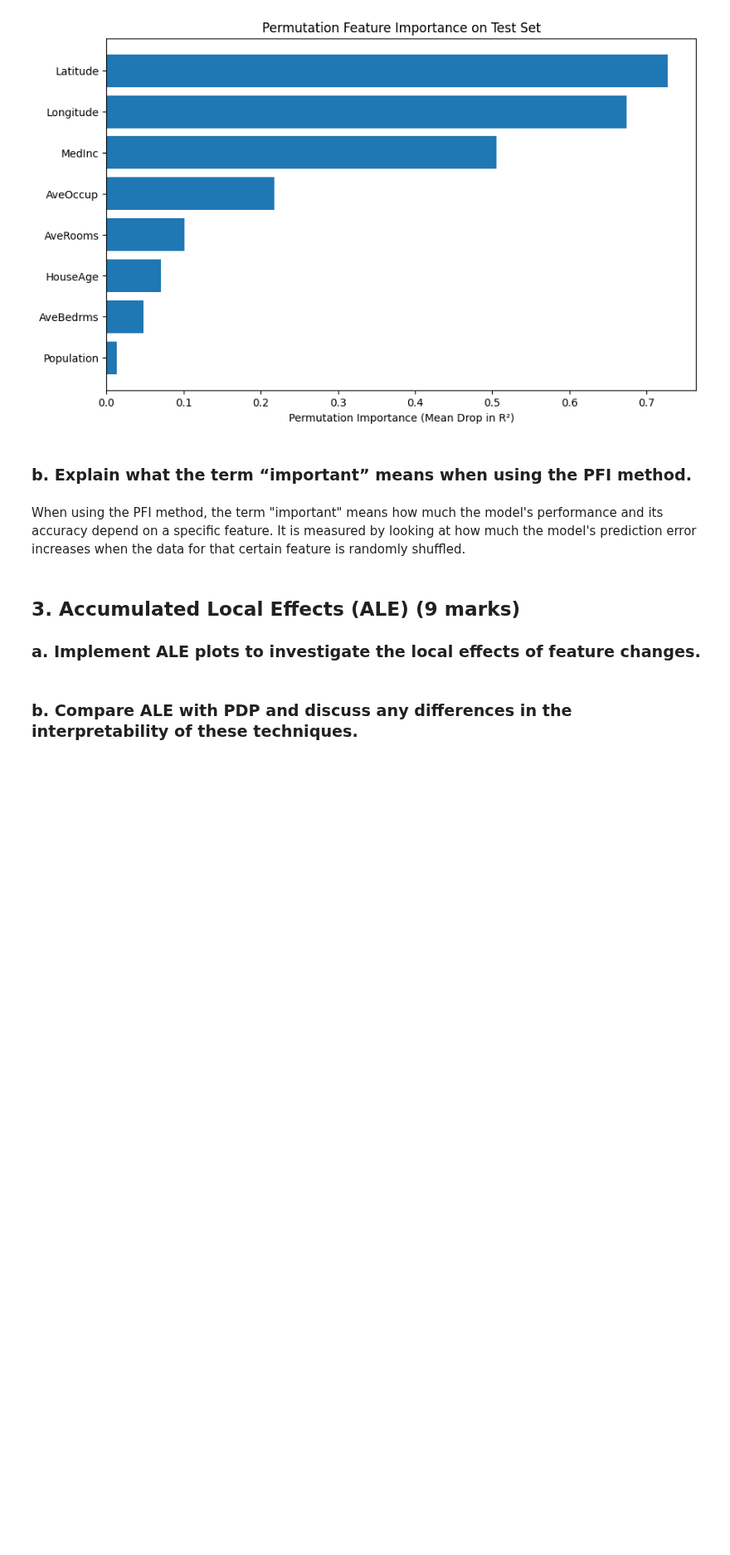
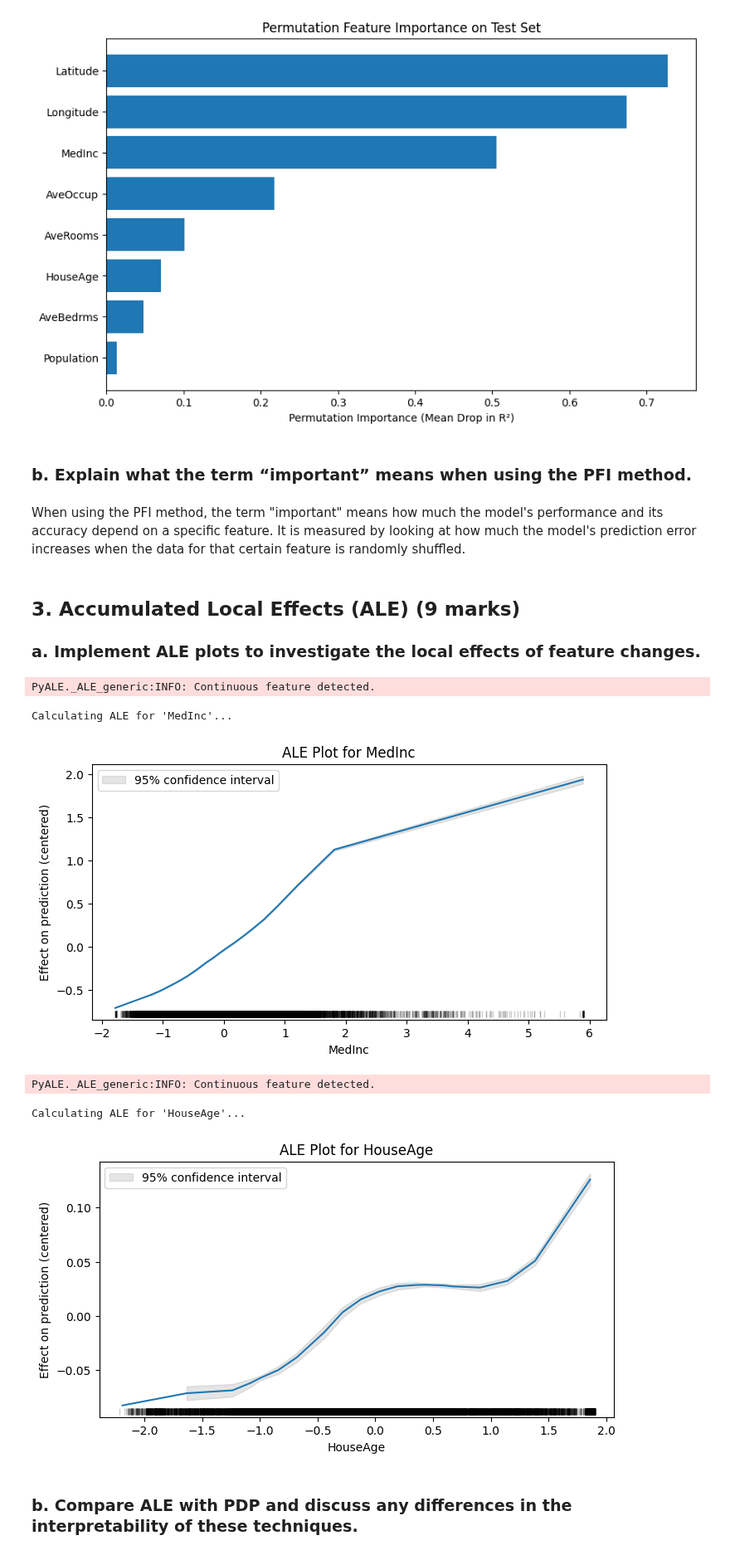
Before and after one commit to jamiebugeja/interpretableaiproject, a Jupyter notebook: Roman_Vasiltets.ipynb, the cells around one changed output. Shown at 83% size. Saved outputs shown, nothing was run; the diff lists cells and outputs as text; code cells hidden in the pictures; blank space fills up the shorter version.

```diff
--- a/Roman_Vasiltets.ipynb
+++ b/Roman_Vasiltets.ipynb
@@ -411,5 +412,36 @@ It is measured by looking at how much the model's prediction error increases whe
 # %% [markdown]
 ## 3. Accumulated Local Effects (ALE) (9 marks)
 ### a. Implement ALE plots to investigate the local effects of feature changes.
+# %%
+original_feature_names = housing.feature_names
+
+X_train_scaled_df = pd.DataFrame(X_train_scaled, columns=original_feature_names)
+
+print("Calculating ALE for 'MedInc'...")
+ale_plot_medinc = ale(
+    X=X_train_scaled_df,
+    model=model,
+    feature=["MedInc"],
+    plot=True
+)
+plt.title("ALE Plot for MedInc")
+plt.show()
+
+print("Calculating ALE for 'HouseAge'...")
+ale_plot_houseage = ale(
+    X=X_train_scaled_df,
+    model=model,
+    feature=["HouseAge"],
+    plot=True
+)
+plt.title("ALE Plot for HouseAge")
+plt.show()
+# %% [output]
+PyALE._ALE_generic:INFO: Continuous feature detected.
+Calculating ALE for 'MedInc'...
+[figure, added]
+PyALE._ALE_generic:INFO: Continuous feature detected.
+Calculating ALE for 'HouseAge'...
+[figure, added]
 # %% [markdown]
 ### b. Compare ALE with PDP and discuss any differences in the interpretability of these techniques.
```
Also changed, not shown: parts of 2 cells of this notebook.
